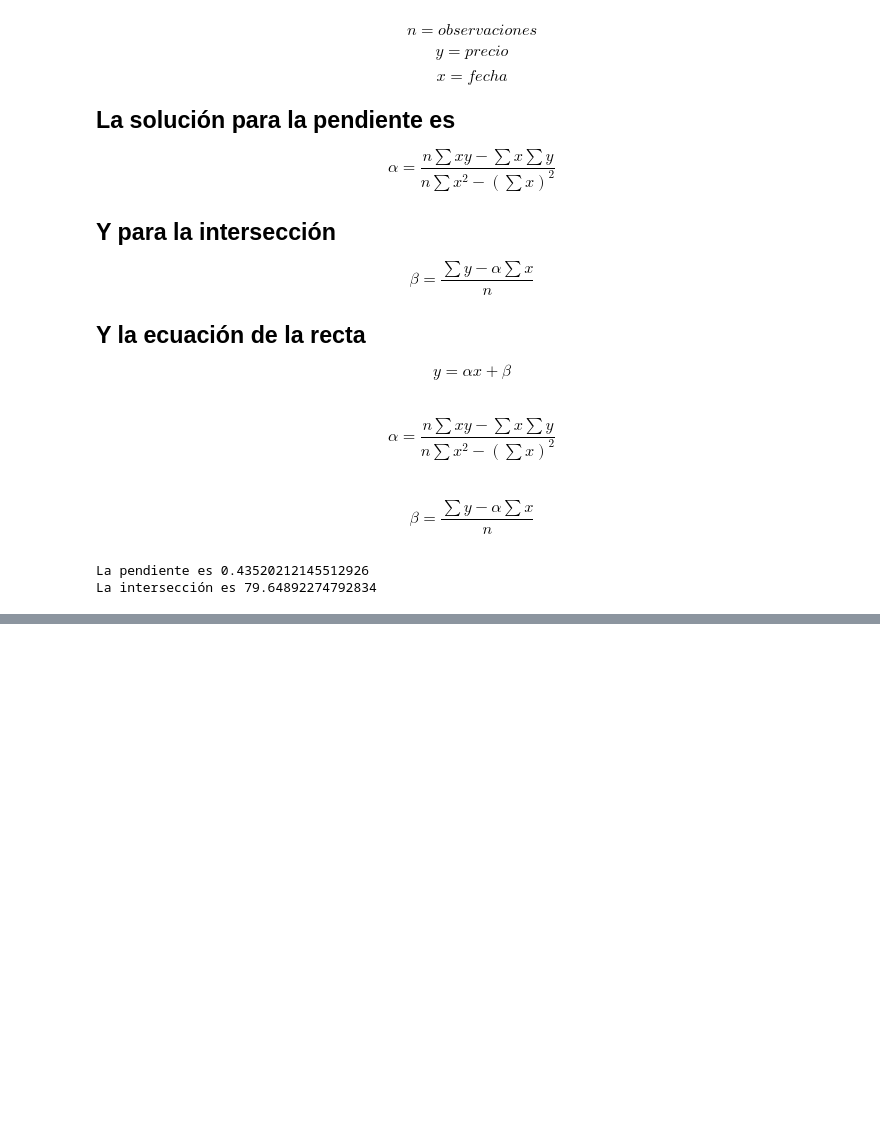
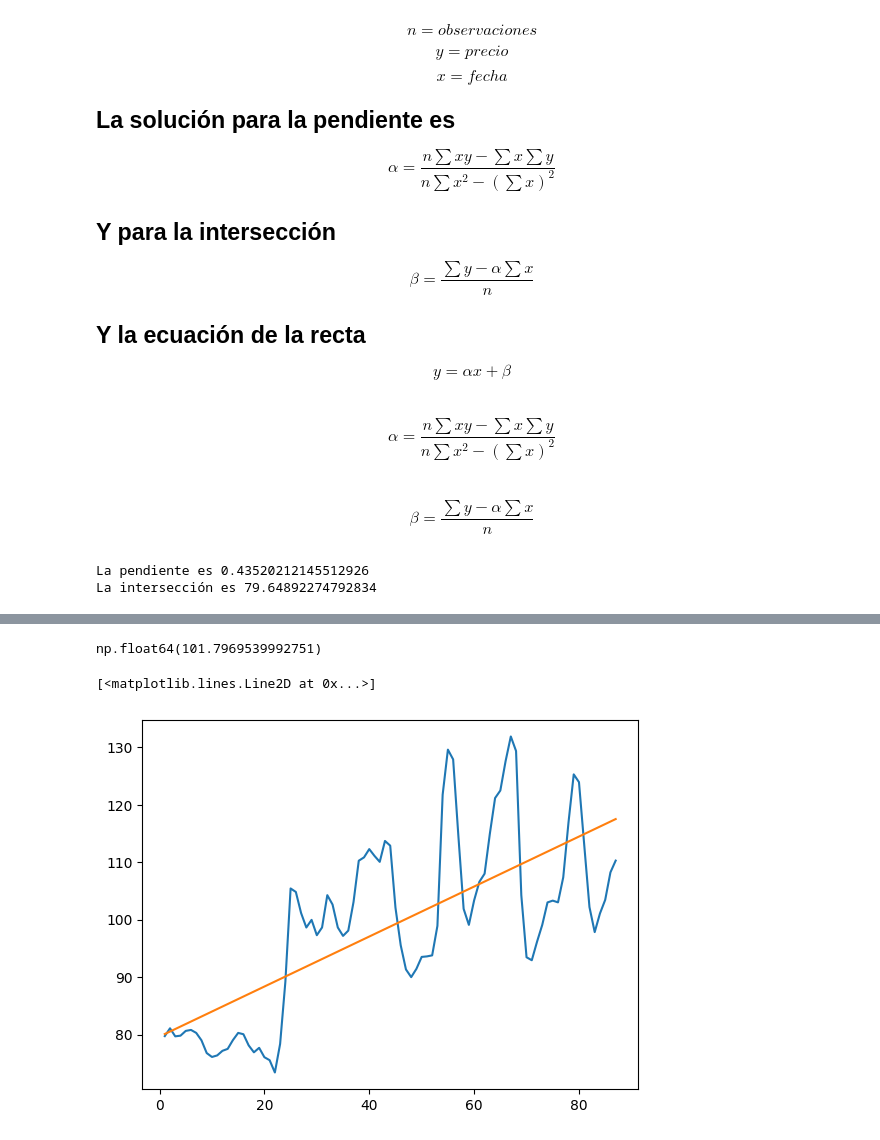
Before and after one commit to JoseIng-EO/2044-numpy-analisis-numerico-eficiente-con-python_1, a Jupyter notebook: Numpy.ipynb, the cells around one changed output, grey strips where cells are left out. Saved outputs shown, nothing was run; the diff lists cells and outputs as text; code cells hidden in the pictures; blank space fills up the shorter version.

```diff
--- a/Numpy.ipynb
+++ b/Numpy.ipynb
@@ -462,3 +462,5 @@ print(f'La pendiente es {a} \nLa intersección es {b}')
 # %% [output]
 La pendiente es 0.43520212145512926
 La intersección es 79.64892274792834
+# %%
+y = a*x + b
@@ -464,0 +487,10 @@ La intersección es 79.64892274792834
+# %%
+np.linalg.norm(moscu-y)
+# %% [output]
+np.float64(101.7969539992751)
+# %%
+plt.plot(fechas,moscu)
+plt.plot(x,y)
+# %% [output]
+[<matplotlib.lines.Line2D at 0x...>]
+[figure, added]
```
Also changed, not shown: parts of 2 cells of this notebook.
